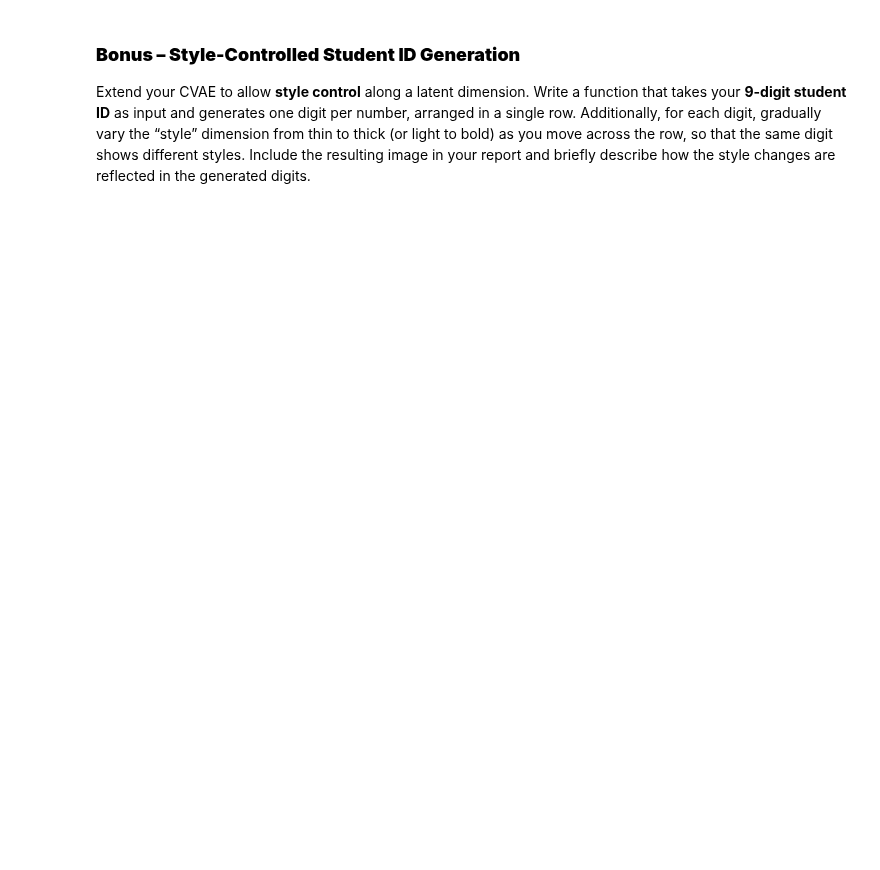
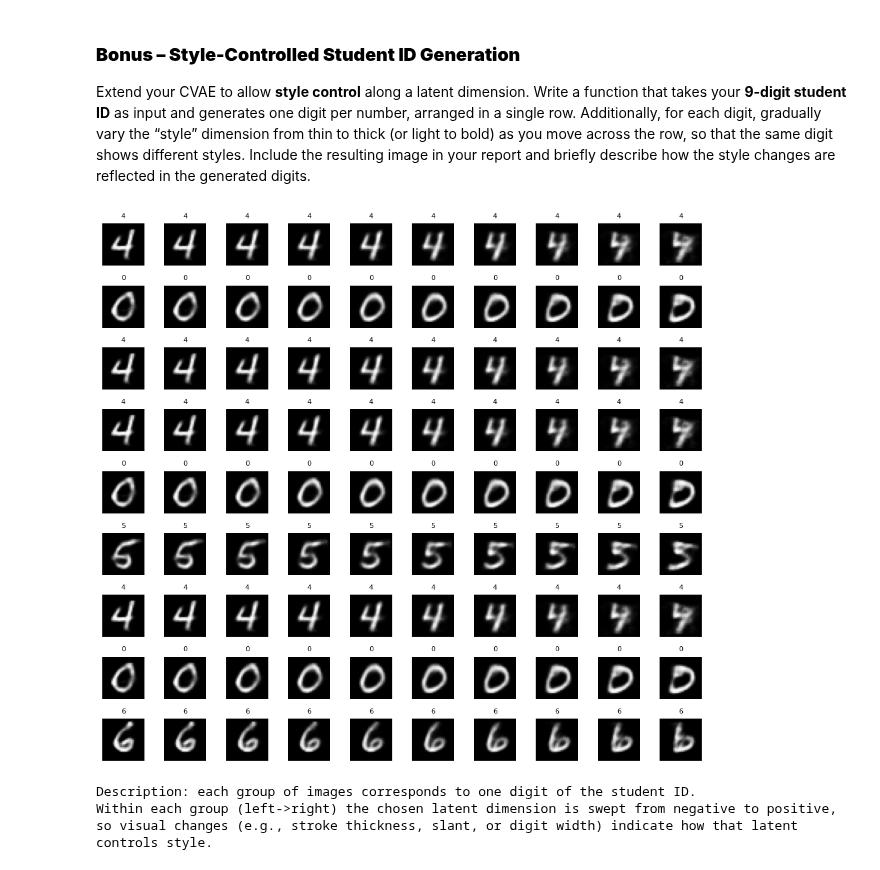
Before and after one commit to ParsaGhezelbash/Deep-Generative-Models, a Jupyter notebook: HW/HW 2/CHW2.ipynb, the cells around one changed output. Saved outputs shown, nothing was run; the diff lists cells and outputs as text; code cells hidden in the pictures; blank space fills up the shorter version.

```diff
--- a/HW/HW 2/CHW2.ipynb
+++ b/HW/HW 2/CHW2.ipynb
@@ -899,30 +924,31 @@ Include the resulting image in your report and briefly describe how the style ch
 # %%
 def generate_style_controlled_student_id(model, student_id, device='cpu', z_dim=20, style_dim=0, steps=9, scale=3.0):
     s = str(student_id)
     assert len(s) == 9, "student_id must be 9 digits"
     assert 0 <= style_dim < z_dim, "style_dim must be a valid latent index"
 
     model.eval()
     imgs = []
     titles = []
     device = torch.device(device)
     with torch.no_grad():
         for ch in s:
             digit = int(ch)
             y = F.one_hot(torch.tensor([digit]), num_classes=10).float().to(device)
             for v in np.linspace(-scale, scale, steps):
                 z = torch.zeros(1, z_dim).to(device)
                 z[0, style_dim] = float(v)
                 x_gen = model.decoder(z, y)
                 imgs.append(x_gen.squeeze(0).cpu())
                 titles.append(str(digit))
 
-    show_grid(imgs, titles=titles, nrows=1, ncols=9 * steps, figsize=(9 * steps, 2))
-
-    print("Description: each group of images corresponds to one digit of the student ID.")
-    print("Within each group (left->right) the chosen latent dimension is swept from negative to positive,")
-    print("so visual changes (e.g., stroke thickness, slant, or digit width) indicate how that latent controls style.")
+    show_grid(imgs, titles=titles, nrows=9, ncols=steps, figsize=(steps, 9))
 
     return torch.stack(imgs, dim=0)
 
-imgs = generate_style_controlled_student_id(model, "404405406", device=device, z_dim=20, style_dim=0, steps=9, scale=3.0)
+imgs = generate_style_controlled_student_id(model, "404405406", device=device, z_dim=20, style_dim=0, steps=10, scale=3.0)
+# %% [output]
+[figure, added]
+Description: each group of images corresponds to one digit of the student ID.
+Within each group (left->right) the chosen latent dimension is swept from negative to positive,
+so visual changes (e.g., stroke thickness, slant, or digit width) indicate how that latent controls style.
```
Also changed, not shown: parts of 5 cells of this notebook.
